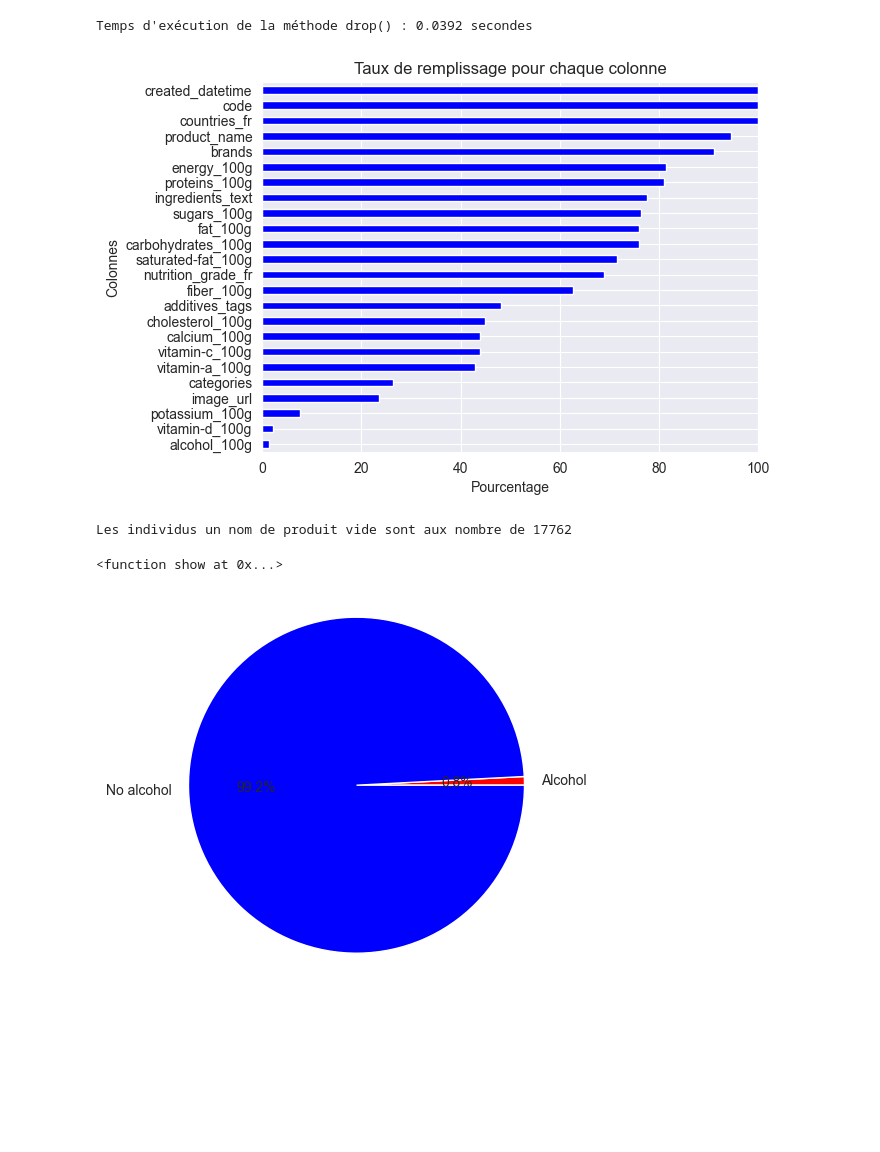
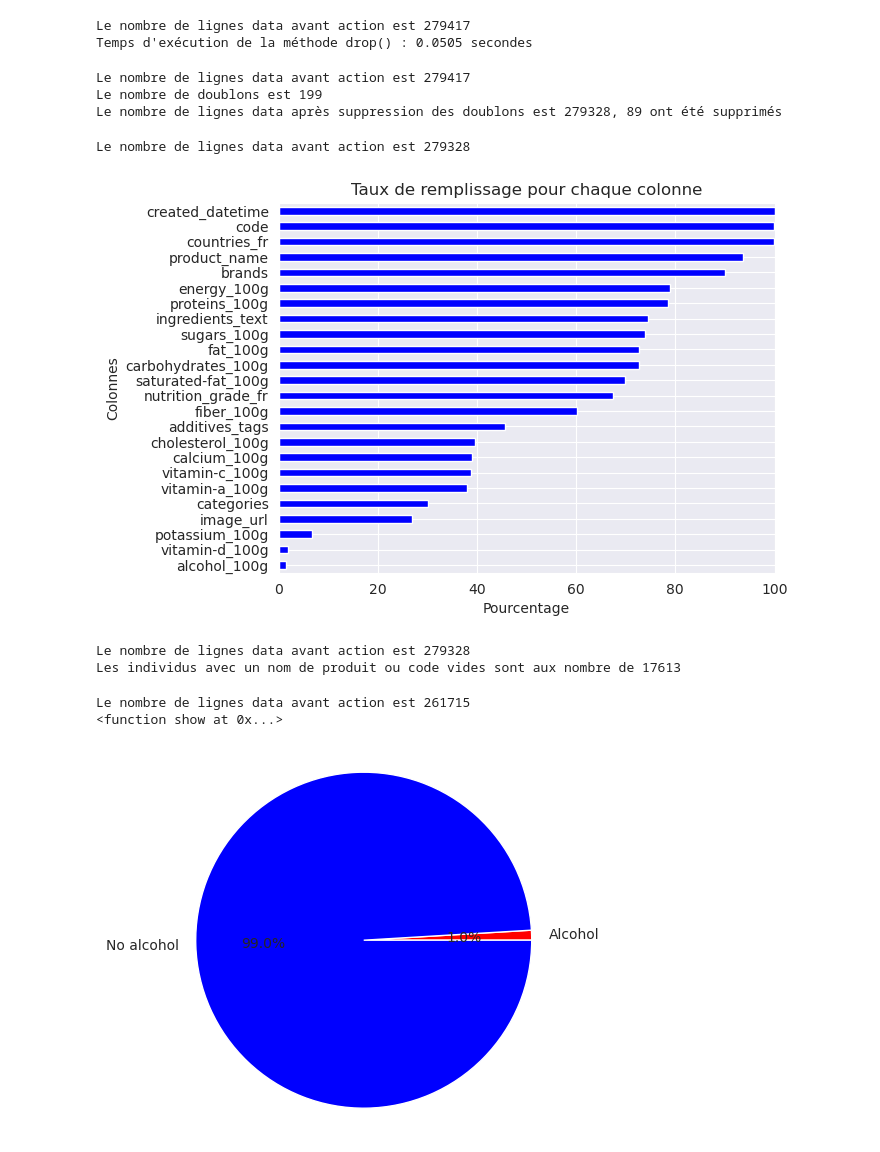
Before and after one commit to BinaryLost/machine_learning_projects, a Jupyter notebook: projet_2/nettoyage_openfood.ipynb, the cells around one changed output. Drawn from its saved outputs; the diff is of its cells as text; code cells hidden in the pictures; blank space fills up the shorter version.

```diff
--- a/projet_2/nettoyage_openfood.ipynb
+++ b/projet_2/nettoyage_openfood.ipynb
@@ -8,9 +17,12 @@ data_csv = pd.read_csv('fr.openfoodfacts.org.products.csv', sep='\t')
 # %%
+data_before_action = data_csv.shape[0]
+print(f'Le nombre de lignes data avant action est {data_before_action}')
+
 # Liste des colonnes à conserver
 variables_pertinentes = [
     'created_datetime','code', 'product_name', 'brands', 'categories', 'ingredients_text', 'additives_tags', 'nutrition_grade_fr',
-    'energy_100g', 'proteins_100g', 'carbohydrates_100g', 'sugars_100g', 'fat_100g', 'saturated-fat_100g',
-    'alcohol_100g', 'countries_fr','potassium_100g','calcium_100g','vitamin-a_100g','vitamin-c_100g','vitamin-d_100g','fiber_100g','cholesterol_100g','image_url'
+    'energy_100g', 'proteins_100g', 'carbohydrates_100g', 'sugars_100g','fiber_100g','fat_100g', 'saturated-fat_100g',
+    'alcohol_100g', 'countries_fr','potassium_100g','calcium_100g','vitamin-a_100g','vitamin-c_100g','vitamin-d_100g','cholesterol_100g','image_url'
 ]
 
 start = time.time()
@@ -18,31 +30,60 @@ data = data_csv.drop([col for col in data_csv.columns if col not in variables_pe
 end = time.time()
 print(f"Temps d'exécution de la méthode drop() : {end - start:.4f} secondes")
 # %% [output]
-Temps d'exécution de la méthode drop() : 0.0392 secondes
+Le nombre de lignes data avant action est 279417
+Temps d'exécution de la méthode drop() : 0.0505 secondes
+# %%
+#doublons
+data_before_action = data.shape[0]
+print(f'Le nombre de lignes data avant action est {data_before_action}')
+
+duplicates = data[data.duplicated(subset=['code'], keep=False)]
+print(f'Le nombre de doublons est {duplicates.shape[0]}')
+
+most_recent_duplicates = duplicates.sort_values(by='created_datetime',ascending=False).drop_duplicates(subset=['code'])
+data = data.drop(most_recent_duplicates.index, errors='ignore')
+
+print(f'Le nombre de lignes data après suppression des doublons est {data.shape[0]}, {data_before_action - data.shape[0]} ont été supprimés')
+# %% [output]
+Le nombre de lignes data avant action est 279417
+Le nombre de doublons est 199
+Le nombre de lignes data après suppression des doublons est 279328, 89 ont été supprimés
 # %%
+data_before_action = data.shape[0]
+print(f'Le nombre de lignes data avant action est {data_before_action}')
 #taux de remplissage des variables
 
 missing_values = 100*(data[variables_pertinentes].notnull().mean())
 missing_values = missing_values.sort_values(ascending=True)
 missing_values.plot(kind='barh',title='Taux de remplissage pour chaque colonne', color='blue', xlim=[0,100])
 plt.xlabel('Pourcentage')
 plt.ylabel('Colonnes')
 plt.show()
 # %% [output]
+Le nombre de lignes data avant action est 279328
-[figure, old version]
+[figure, new version]
-# %%
-#La variables energy est obligatoire ainsi que product_name
-empty_mandatory_variables = data[
-    (data['product_name'].isnull())
-]
-print(f'Les individus un nom de produit vide sont aux nombre de {len(empty_mandatory_variables)}')
-data.drop(empty_mandatory_variables.index, inplace=True)
-# %% [output]
-Les individus un nom de produit vide sont aux nombre de 17762
+# %%
+data_before_action = data.shape[0]
+print(f'Le nombre de lignes data avant action est {data_before_action}')
+
+#La variables  code et product_name sont obligatoires
+empty_mandatory_variables = data[
+    (data['product_name'].isna()) | ((data['code'].isna()))
+]
+print(f'Les individus avec un nom de produit ou code vides sont aux nombre de {len(empty_mandatory_variables)}')
+data.drop(empty_mandatory_variables.index, inplace=True)
+
+#imputation par 0 pour les variables quantitatives
+cols = ['potassium_100g','calcium_100g','vitamin-a_100g','vitamin-c_100g','vitamin-d_100g','cholesterol_100g','energy_100g', 'proteins_100g', 'carbohydrates_100g', 'sugars_100g','fiber_100g','fat_100g', 'saturated-fat_100g', 'alcohol_100g']
+data[cols] = data[cols].fillna(0)
+# %% [output]
+Le nombre de lignes data avant action est 279328
+Les individus avec un nom de produit ou code vides sont aux nombre de 17613
 # %%
+data_before_action = data.shape[0]
+print(f'Le nombre de lignes data avant action est {data_before_action}')
+
 #Les produits contenant de l'alcool sont à bannir
-#imputation par 0 des valeurs Null
-data.loc[data['alcohol_100g'].isnull(), 'alcohol_100g'] = 0
 data_alcohol = data[data['alcohol_100g'] > 0]
 data_no_alcohol = data[data['alcohol_100g'] == 0]
 percent_alcohol = len(data_alcohol) / len(data)
@@ -57,6 +98,7 @@ print(plt.show)
 indices_to_drop = data[data['alcohol_100g'] > 0].index
 data = data.drop(indices_to_drop)
 # %% [output]
+Le nombre de lignes data avant action est 261715
 <function show at 0x...>
-[figure, old version]
+[figure, new version]
 # %%
```
Also changed, not shown: parts of 12 cells of this notebook.
